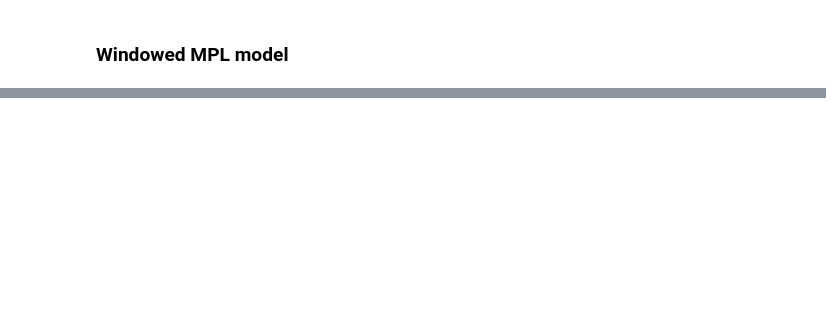
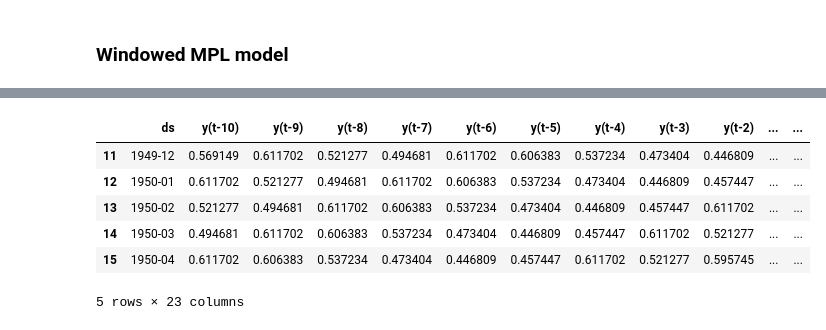
Before and after one commit to jzmnd/time-series-templates, a Jupyter notebook: time_series_templates.ipynb, the cells around one changed output, grey strips where cells are left out. Saved outputs shown, nothing was run; the diff lists cells and outputs as text; code cells hidden in the pictures; blank space fills up the shorter version.

```diff
--- a/time_series_templates.ipynb
+++ b/time_series_templates.ipynb
@@ -396,0 +433,10 @@ sMAPE on test set : 26.2429 %
+# %%
+ts_nn.data.head()
+# %% [output]
+|  | ds | y(t-10) | y(t-9) | y(t-8) | y(t-7) | y(t-6) | y(t-5) | y(t-4) | y(t-3) | y(t-2) | ... | ... |
+| 11 | 1949-12 | 0.569149 | 0.611702 | 0.521277 | 0.494681 | 0.611702 | 0.606383 | 0.537234 | 0.473404 | 0.446809 | ... | ... |
+| 12 | 1950-01 | 0.611702 | 0.521277 | 0.494681 | 0.611702 | 0.606383 | 0.537234 | 0.473404 | 0.446809 | 0.457447 | ... | ... |
+| 13 | 1950-02 | 0.521277 | 0.494681 | 0.611702 | 0.606383 | 0.537234 | 0.473404 | 0.446809 | 0.457447 | 0.611702 | ... | ... |
+| 14 | 1950-03 | 0.494681 | 0.611702 | 0.606383 | 0.537234 | 0.473404 | 0.446809 | 0.457447 | 0.611702 | 0.521277 | ... | ... |
+| 15 | 1950-04 | 0.611702 | 0.606383 | 0.537234 | 0.473404 | 0.446809 | 0.457447 | 0.611702 | 0.521277 | 0.595745 | ... | ... |
+5 rows × 23 columns
```
Also changed, not shown: parts of 40 cells of this notebook, 6 other files.
